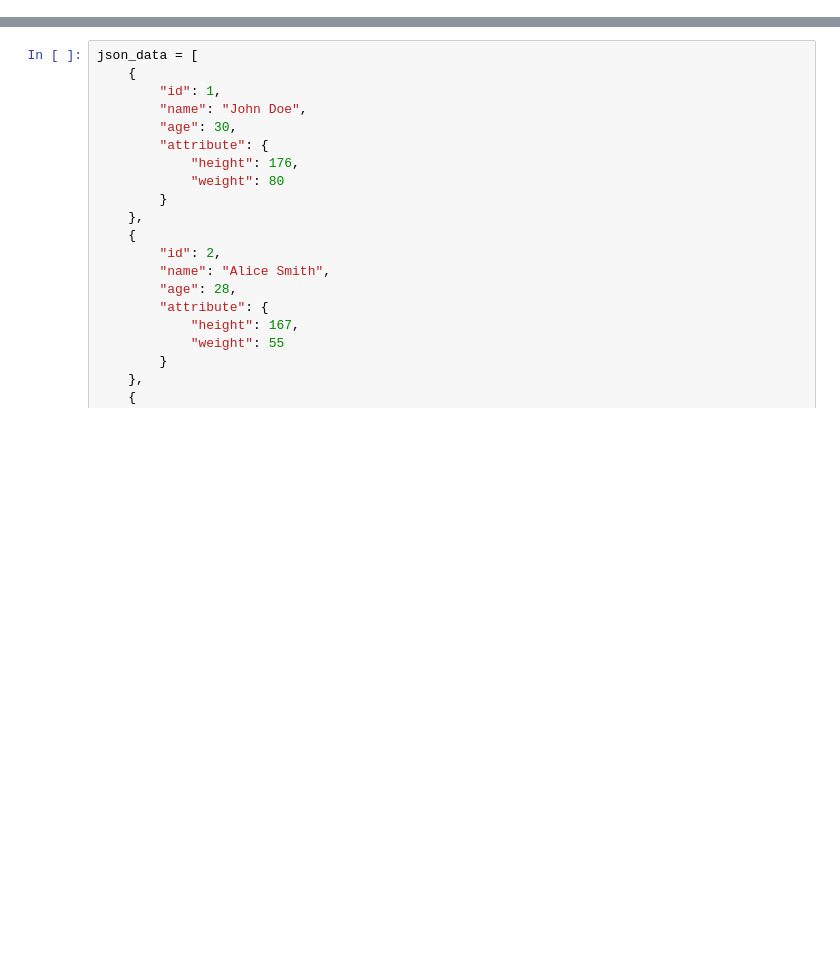
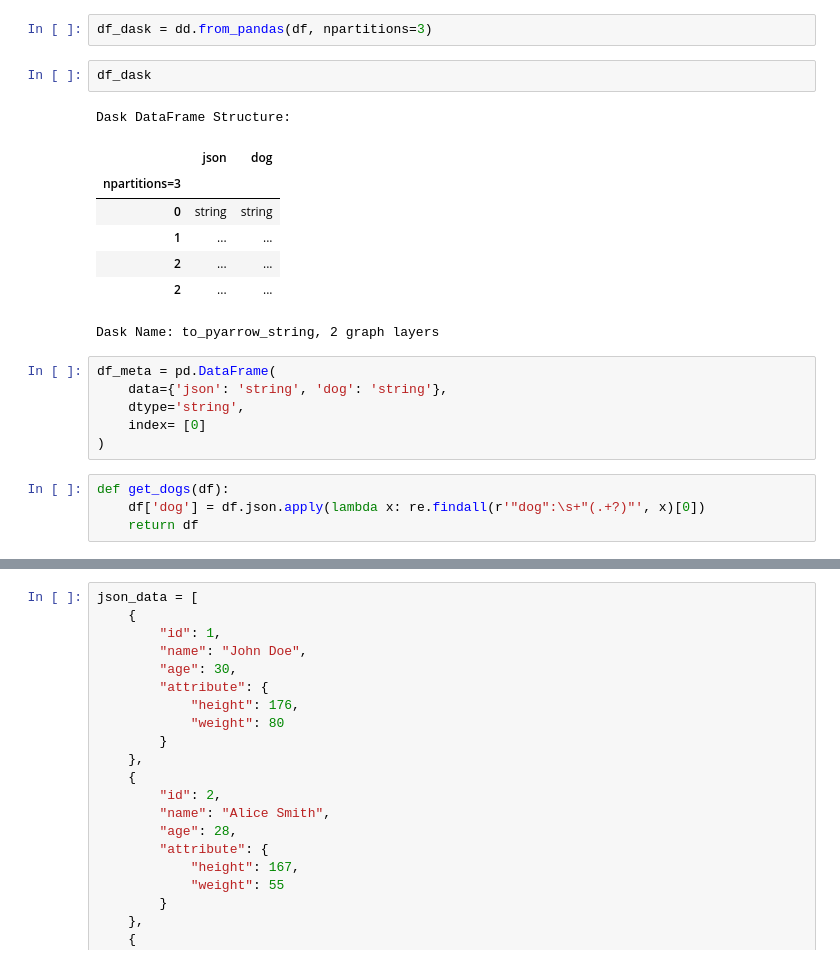
Before and after one commit to avriiil/daft-examples, a Jupyter notebook: daft-json.ipynb, the cells around one changed output, grey strips where cells are left out. Drawn from its saved outputs; the diff is of its cells as text; blank space fills up the shorter version.

```diff
--- a/daft-json.ipynb
+++ b/daft-json.ipynb
@@ -8,0 +105,23 @@ from daft import col, DataType
+# %%
+df_dask = dd.from_pandas(df, npartitions=3)
+# %%
+df_dask
+# %% [output]
+Dask DataFrame Structure:
+|  | json | dog |
+| npartitions=3 |  |  |
+| 0 | string | string |
+| 1 | ... | ... |
+| 2 | ... | ... |
+| 2 | ... | ... |
+Dask Name: to_pyarrow_string, 2 graph layers
+# %%
+df_meta = pd.DataFrame(
+    data={'json': 'string', 'dog': 'string'},
+    dtype='string',
+    index= [0]
+)
+# %%
+def get_dogs(df):
+    df['dog'] = df.json.apply(lambda x: re.findall(r'"dog":\s+"(.+?)"', x)[0])
+    return df
```
Also changed, not shown: parts of 22 cells of this notebook.
